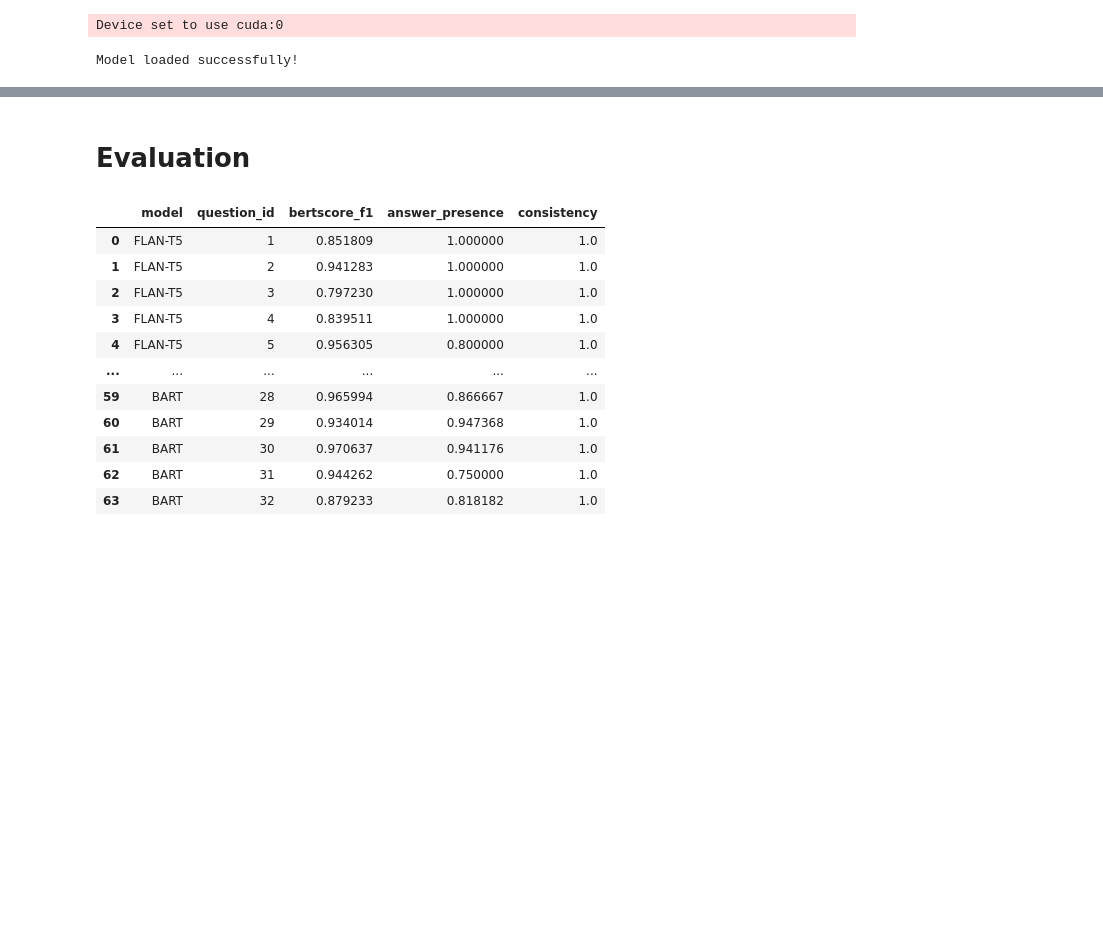
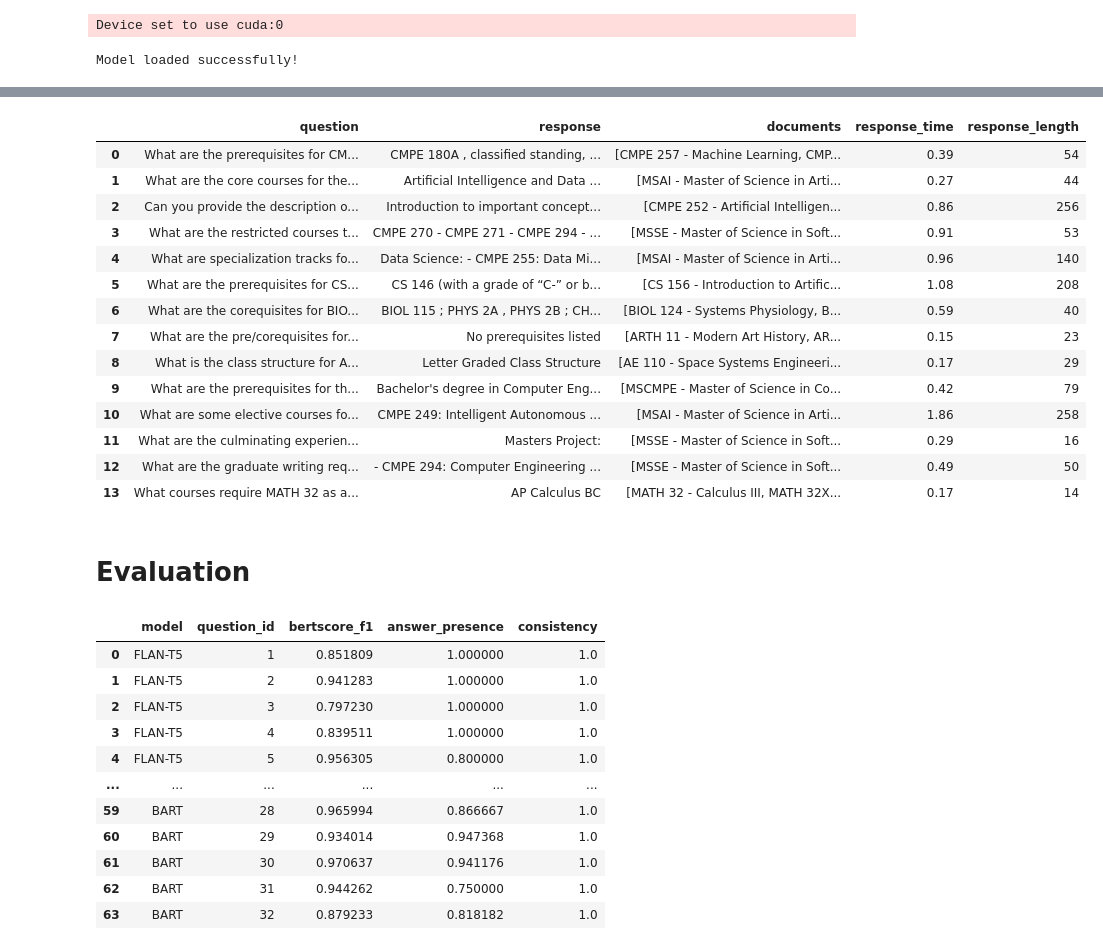
Before and after one commit to jeffreyong15/Counsel.NLP, a Jupyter notebook: CMPE295A_project.ipynb, the cells around one changed output, grey strips where cells are left out. Drawn from its saved outputs; the diff is of its cells as text; code cells hidden in the pictures; blank space fills up the shorter version.

```diff
--- a/CMPE295A_project.ipynb
+++ b/CMPE295A_project.ipynb
@@ -449,16 +454,40 @@ def load_json_data(file_path):
     print(f"Successfully loaded {len(json_data)} courses")
     return json_data
 
-dataset_path = "/content/drive/MyDrive/CMPE-295A/dataset/SJSU_courses_majors_dataset.json"
+# dataset_path = "/content/drive/MyDrive/CMPE-295A/dataset/SJSU_courses_majors_dataset.json"
+dataset_path = "SJSU_courses_with_metadata_updated.json"
+# gen_path = "complete_Gen_Advising.json"
 SJSU_dataset = load_json_data(dataset_path)
+# Gen_Advising_Dataset = load_json_data(gen_path)
 # %% [output]
 Successfully loaded 5350 courses
 # %%
 # Process dataset (Courses & Majors)
+class_mapping = {}
+majors = []
+category = []
 def process_data(json_data):
     documents = []
+    # for item in gen_data:
+    #     content = [
+    #         f"Title: {item.get('title', 'N/A')}",
+    #         f"Description: {item.get('description', 'N/A')}"
+    #     ]
+    #     doc = Document(
+    #         page_content="\n".join(content),
+    #         metadata={"title": item.get('title', 'N/A')}
+    #     )
+    #     documents.append(doc)
+
 
     for item in json_data:
+        majors.append(item['metadata']['major']) if item['metadata']['major'] not in majors else None
+        if item['id'].isdigit():
+            category.append(item['metadata']['category']) if item['metadata']['category'] not in category else None
+        title = item.get('title', 'N/A')
+        if title != "N/A":
+            class_name = title.split("-")[0].strip()
+            class_mapping[class_name] = title
         content = [
             f"Title: {item.get('title', 'N/A')}",
             f"Type: {'Major' if 'core_courses' in item else 'Course'}",
@@ -558,9 +587,9 @@ def process_data(json_data):
 
 
         doc = Document(
-            page_content="\n".join(content),
-            metadata={"title": item.get('title', 'N/A'), "type": "Major" if 'core_courses' in item else "Course"}
-        )
+        page_content="\n".join(content),
+        metadata={"title": item.get('title', 'N/A'), "type": "Major" if 'core_courses' in item else "Course", "major": item['metadata']['major'], "category": item['metadata']['category'] if item['id'].isdigit() else 'N/A'}
+    )
         documents.append(doc)
 
     return documents
@@ -834,5 +794,5 @@ EDSP 176 - Guided Professional Clinical Observations
 # %%
-qa_chain = initialize_qa_system(SJSU_dataset)
+vector_store = initialize_qa_system(SJSU_dataset)
 # %% [output]
 Processing data and creating vector store...
 Splitting documents into chunks...
@@ -917,4 +884,4 @@ def generate_sample_questions():
     ]
 # %%
 questions = generate_sample_questions()
-responses_df = collect_model_responses(qa_chain, questions)
+responses_df = collect_model_responses(vector_store, questions)
@@ -921,6 +909,23 @@ responses_df = collect_model_responses(qa_chain, questions)
 # %%
 responses_df_display = responses_df.drop(columns=[col for col in responses_df.columns if 'source_documents' in col or col == 'question_id'])
+pd.set_option('display.max_rows', None)
 responses_df_display
+# %% [output]
+|  | question | response | documents | response_time | response_length |
+| 0 | What are the prerequisites for CM... | CMPE 180A , classified standing, ... | [CMPE 257 - Machine Learning, CMP... | 0.39 | 54 |
+| 1 | What are the core courses for the... | Artificial Intelligence and Data ... | [MSAI - Master of Science in Arti... | 0.27 | 44 |
+| 2 | Can you provide the description o... | Introduction to important concept... | [CMPE 252 - Artificial Intelligen... | 0.86 | 256 |
+| 3 | What are the restricted courses t... | CMPE 270 - CMPE 271 - CMPE 294 - ... | [MSSE - Master of Science in Soft... | 0.91 | 53 |
+| 4 | What are specialization tracks fo... | Data Science: - CMPE 255: Data Mi... | [MSAI - Master of Science in Arti... | 0.96 | 140 |
+| 5 | What are the prerequisites for CS... | CS 146 (with a grade of “C-” or b... | [CS 156 - Introduction to Artific... | 1.08 | 208 |
+| 6 | What are the corequisites for BIO... | BIOL 115 ; PHYS 2A , PHYS 2B ; CH... | [BIOL 124 - Systems Physiology, B... | 0.59 | 40 |
+| 7 | What are the pre/corequisites for... | No prerequisites listed | [ARTH 11 - Modern Art History, AR... | 0.15 | 23 |
+| 8 | What is the class structure for A... | Letter Graded Class Structure | [AE 110 - Space Systems Engineeri... | 0.17 | 29 |
+| 9 | What are the prerequisites for th... | Bachelor's degree in Computer Eng... | [MSCMPE - Master of Science in Co... | 0.42 | 79 |
+| 10 | What are some elective courses fo... | CMPE 249: Intelligent Autonomous ... | [MSAI - Master of Science in Arti... | 1.86 | 258 |
+| 11 | What are the culminating experien... | Masters Project: | [MSSE - Master of Science in Soft... | 0.29 | 16 |
+| 12 | What are the graduate writing req... | - CMPE 294: Computer Engineering ... | [MSSE - Master of Science in Soft... | 0.49 | 50 |
+| 13 | What courses require MATH 32 as a... | AP Calculus BC | [MATH 32 - Calculus III, MATH 32X... | 0.17 | 14 |
 # %% [markdown]
 # Evaluation
 # %%
```
Also changed, not shown: parts of 21 cells of this notebook.
